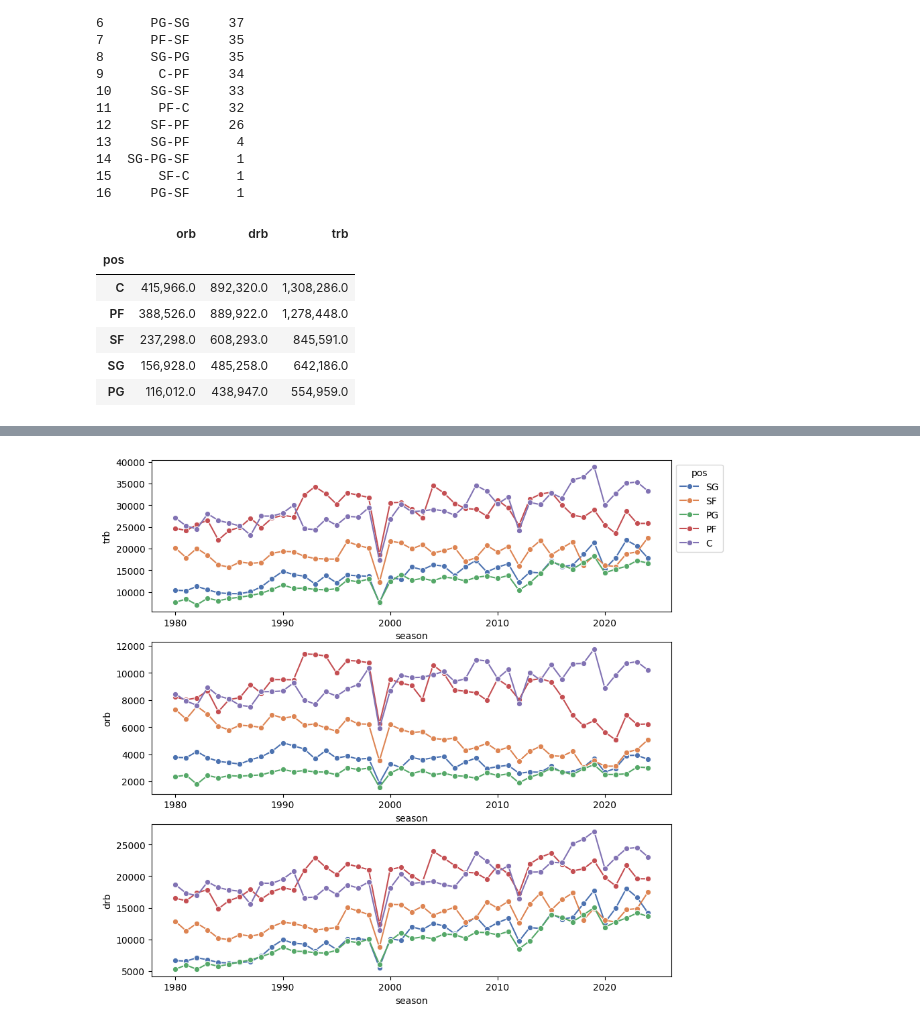
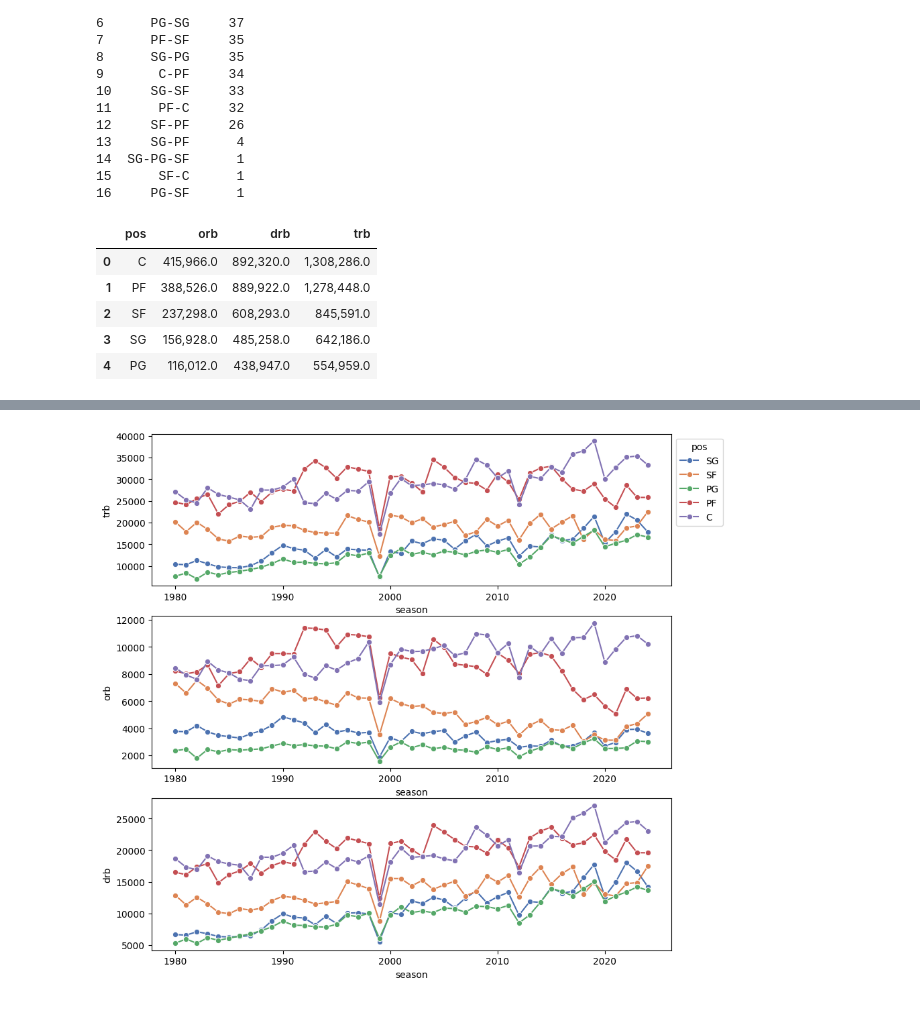
Before and after one commit to NuTTaoo/NBA_Stat, a Jupyter notebook: NBA_Stat.ipynb, the cells around one changed output, grey strips where cells are left out. Drawn from its saved outputs; the diff is of its cells as text; code cells hidden in the pictures.

```diff
--- a/NBA_Stat.ipynb
+++ b/NBA_Stat.ipynb
@@ -270,14 +270,13 @@ print(df_pos_rb['pos'].value_counts().reset_index(name='count'))
 15      SF-C      1
 16     PG-SF      1
 # %%
-df_groupby_pos = df_pos_rb.groupby(['pos'])[['orb', 'drb' , 'trb']].agg('sum').sort_values(by=['trb'], ascending=False)
+df_groupby_pos = df_pos_rb.groupby(['pos'])[['orb', 'drb' , 'trb']].agg('sum').sort_values(by=['trb'], ascending=False).reset_index()
 df_groupby_pos = df_groupby_pos.iloc[[0,1,2,3,4]]
 df_groupby_pos.style.format("{:,}".format, subset=df_groupby_pos.select_dtypes(include=['number']).columns)
 # %% [output]
-|  | orb | drb | trb |
-| pos |  |  |  |
-| C | 415,966.0 | 892,320.0 | 1,308,286.0 |
-| PF | 388,526.0 | 889,922.0 | 1,278,448.0 |
-| SF | 237,298.0 | 608,293.0 | 845,591.0 |
-| SG | 156,928.0 | 485,258.0 | 642,186.0 |
-| PG | 116,012.0 | 438,947.0 | 554,959.0 |
+|  | pos | orb | drb | trb |
+| 0 | C | 415,966.0 | 892,320.0 | 1,308,286.0 |
+| 1 | PF | 388,526.0 | 889,922.0 | 1,278,448.0 |
+| 2 | SF | 237,298.0 | 608,293.0 | 845,591.0 |
+| 3 | SG | 156,928.0 | 485,258.0 | 642,186.0 |
+| 4 | PG | 116,012.0 | 438,947.0 | 554,959.0 |
```
Also changed, not shown: parts of 18 cells of this notebook.
